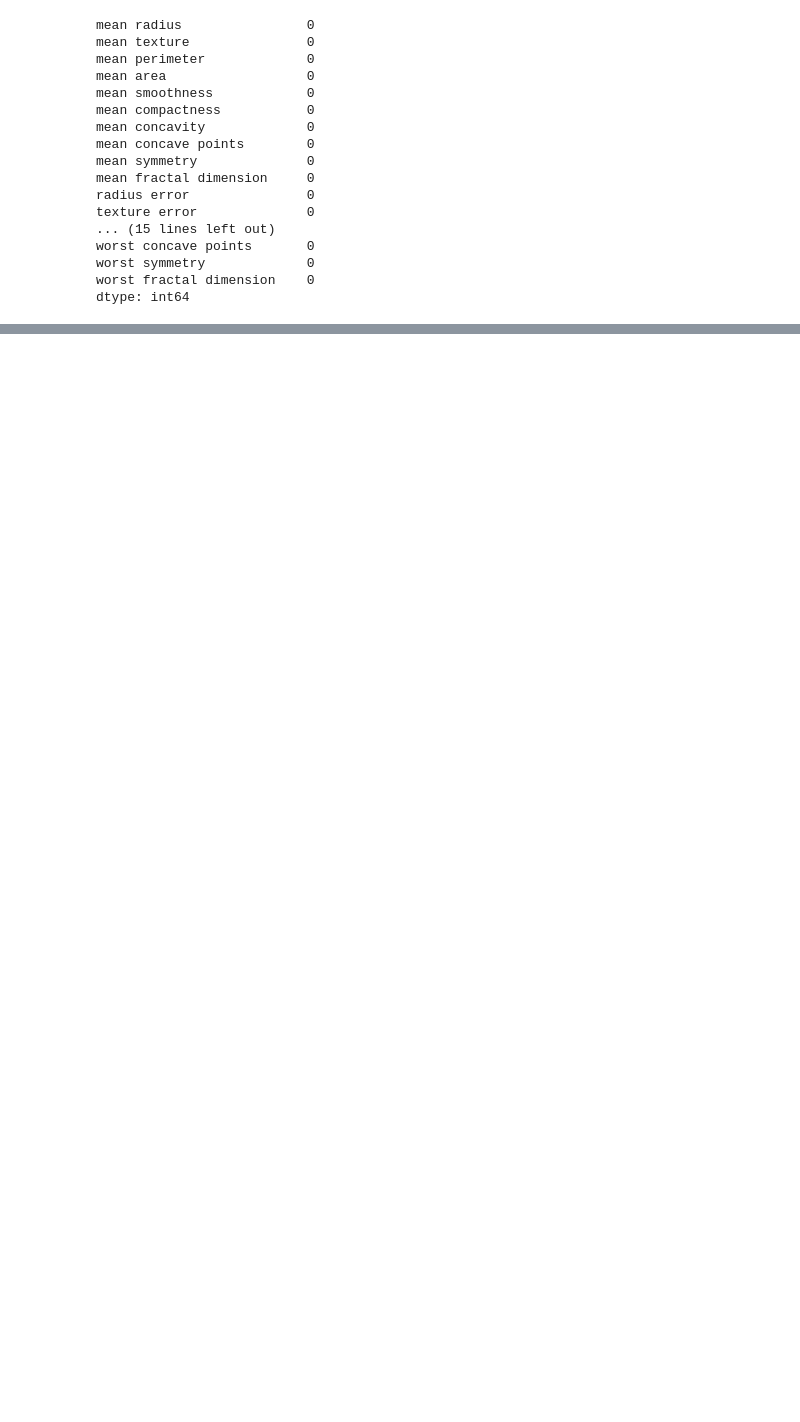
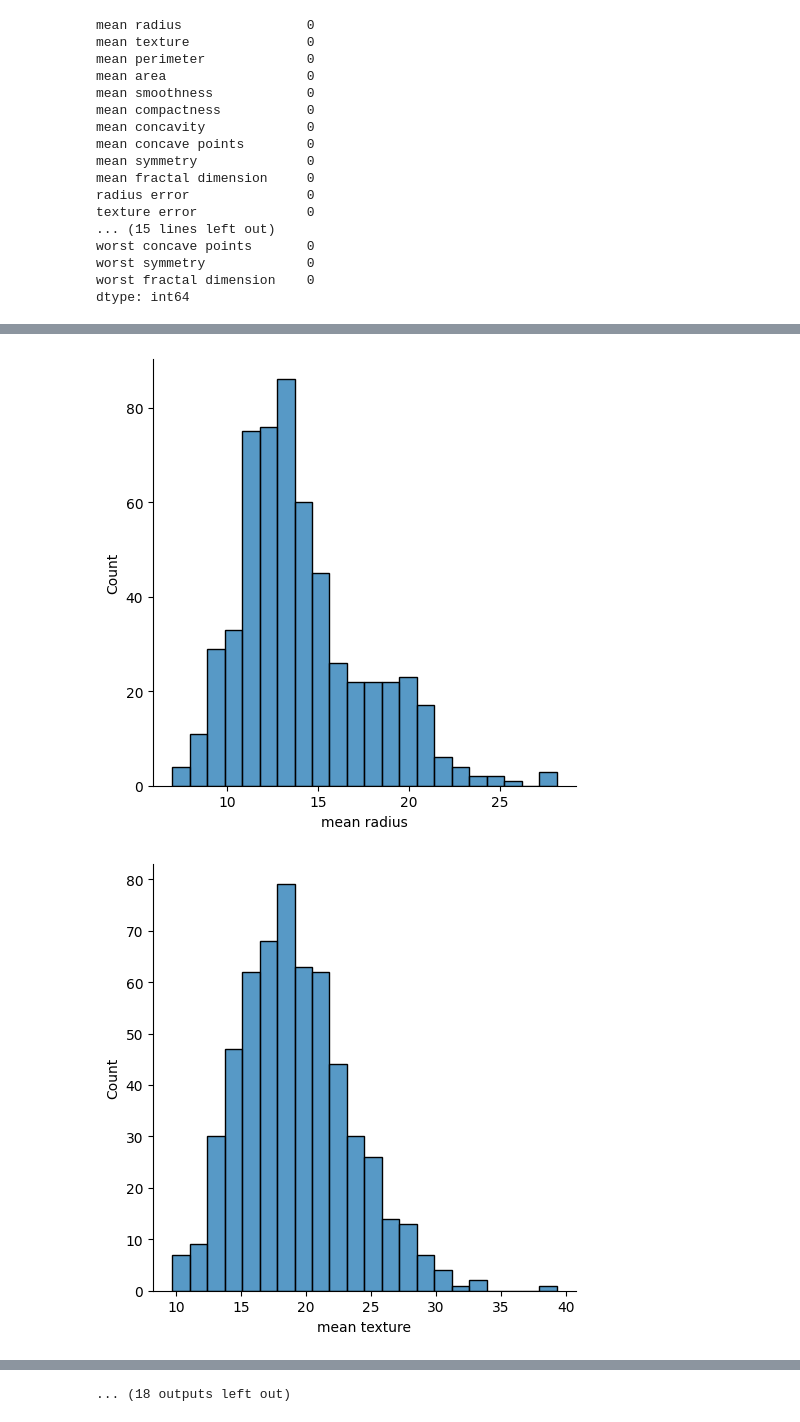
Before and after one commit to aman40399/AIML, a Jupyter notebook: logistic_regression/Breast_cancer.ipynb, the cells around one changed output, grey strips where cells are left out. Drawn from its saved outputs; the diff is of its cells as text; code cells hidden in the pictures; blank space fills up the shorter version.

```diff
--- a/logistic_regression/Breast_cancer.ipynb
+++ b/logistic_regression/Breast_cancer.ipynb
@@ -66,0 +123,8 @@ dtype: int64
+# %%
+# plotting distplot for each feature
+for i in df.columns:
+    sns.displot(df[i])
+    plt.show()
+# %% [output]
+[figure, added]
+[figure, added]
@@ -66,0 +141 @@ dtype: int64
+... (18 outputs left out)
```
Also changed, not shown: parts of 6 cells of this notebook.
